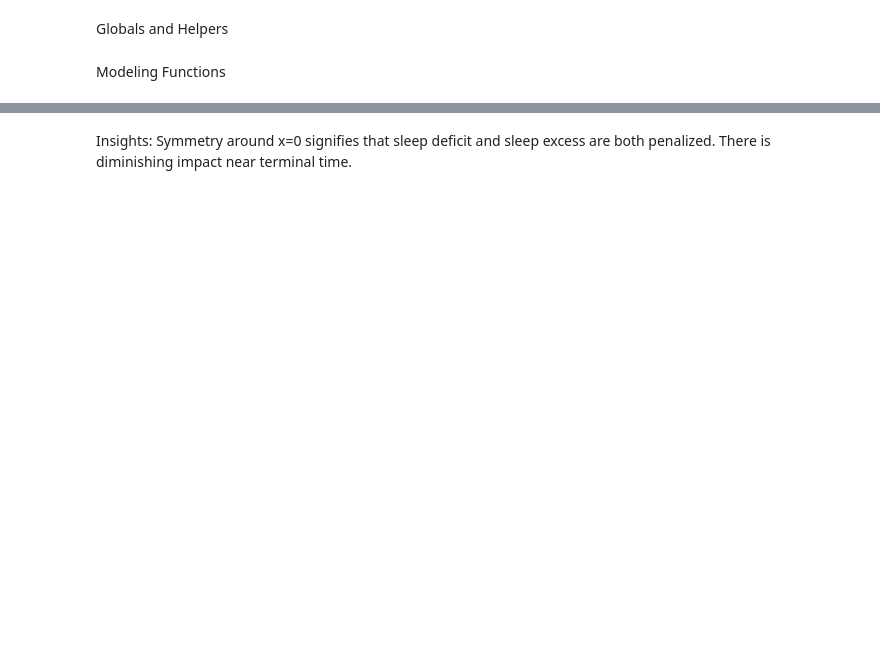
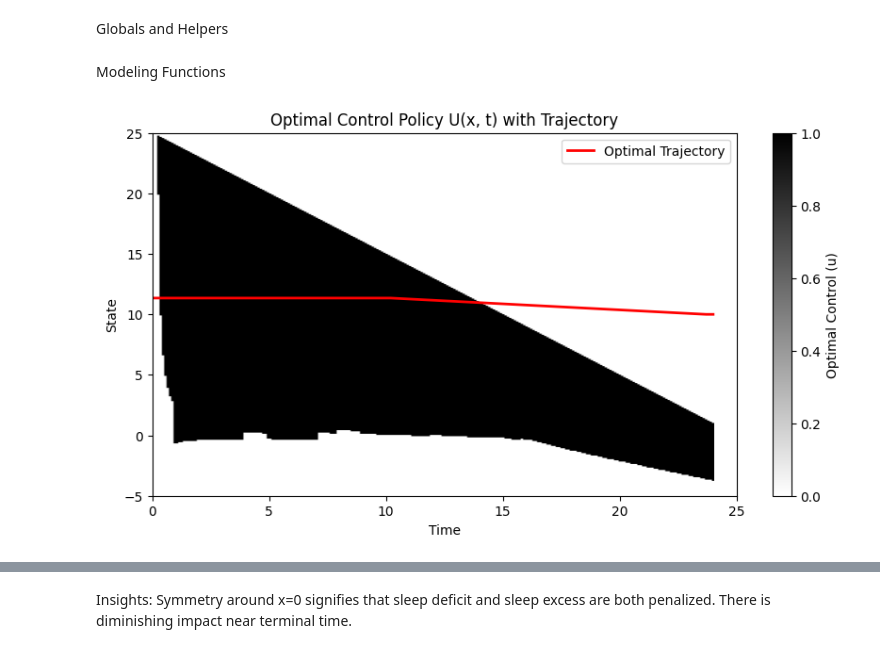
Before and after one commit to sophieharman/Volume-4-ParentSleep, a Jupyter notebook: HJB.ipynb, the cells around one changed output, grey strips where cells are left out. Drawn from its saved outputs; the diff is of its cells as text; code cells hidden in the pictures; blank space fills up the shorter version.

```diff
--- a/HJB.ipynb
+++ b/HJB.ipynb
@@ -197,6 +197,39 @@ for ti in range(1, Nt):
         # Update value function and policy
         V[xi, ti] = min_cost
         U[xi, ti] = best_u
+# %%
+x0 = 10.0  # Starting state
+x_traj = [x0]
+t_traj = [time[0]]
+
+x_curr = x0
+
+for ti in range(Nt - 1):
+    # Clamp x within bounds
+    x_clamped = np.clip(x_curr, x_min, x_max)
+    xi = int((x_clamped - x_min) / dx)
+
+    u = U[xi, ti]  # Optimal control at this state/time
+    x_next = x_curr + dt * delta(time[ti]) * u
+
+    x_traj.append(x_next)
+    t_traj.append(time[ti + 1])
+    x_curr = x_next
+
+
+plt.figure(figsize=(10, 5))
+plt.imshow(U, extent=[0, T, x_min, x_max], aspect='auto', origin='lower', cmap='gray_r')
+plt.plot(t_traj, x_traj, color='red', linewidth=2, label='Optimal Trajectory')
+plt.colorbar(label='Optimal Control (u)')
+plt.xlabel('Time')
+plt.ylabel('State')
+plt.xlim(0, 25)
+plt.ylim(-5,25)
+plt.title('Optimal Control Policy U(x, t) with Trajectory')
+plt.legend()
+plt.show()
+# %% [output]
+[figure, added]
 # %%
 plt.figure(figsize=(10, 6))
 for t_physical in [24.0, 18.0, 12.0, 6.0, 0.0]:
```
Also changed, not shown: parts of 2 cells of this notebook.
